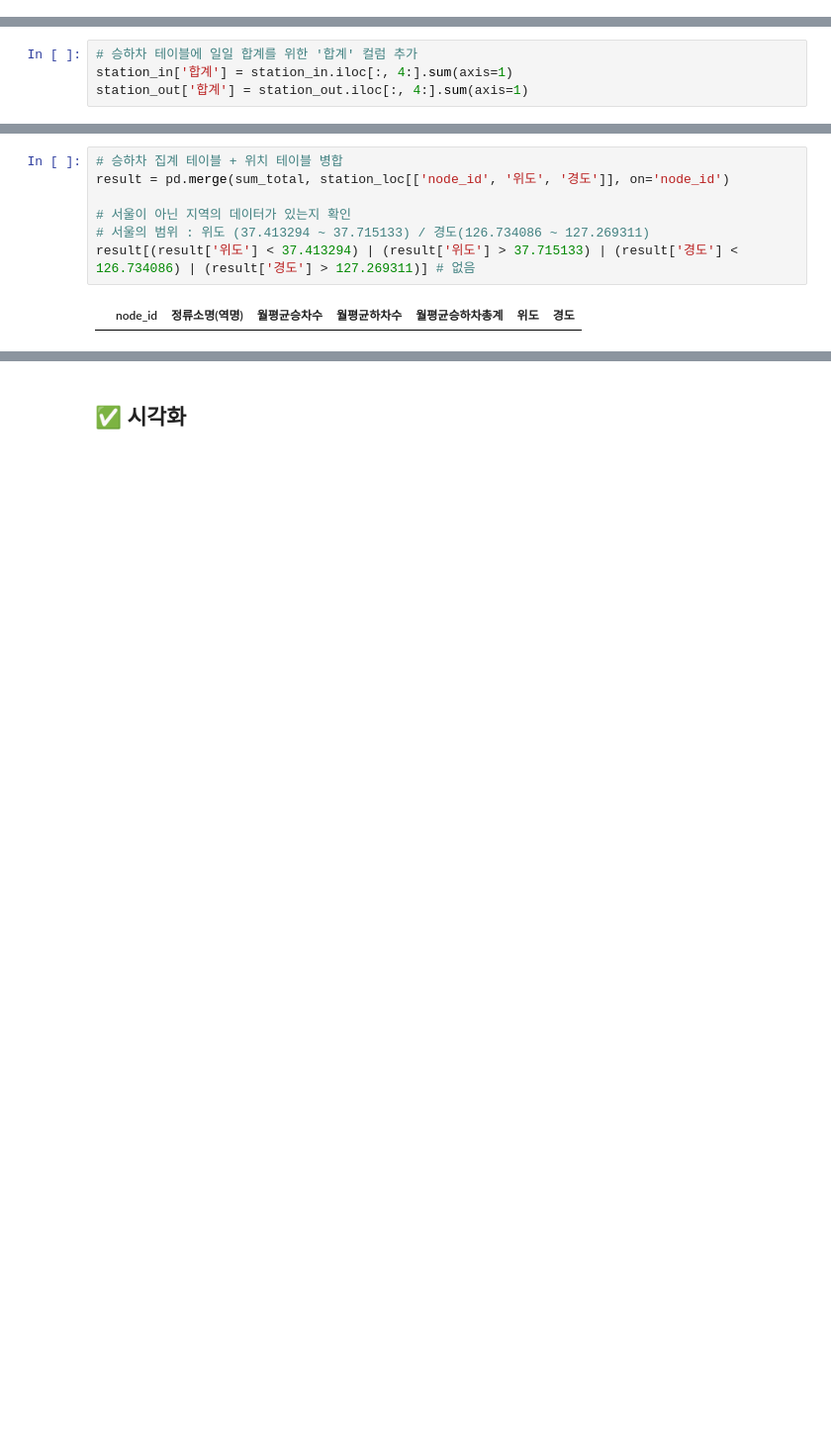
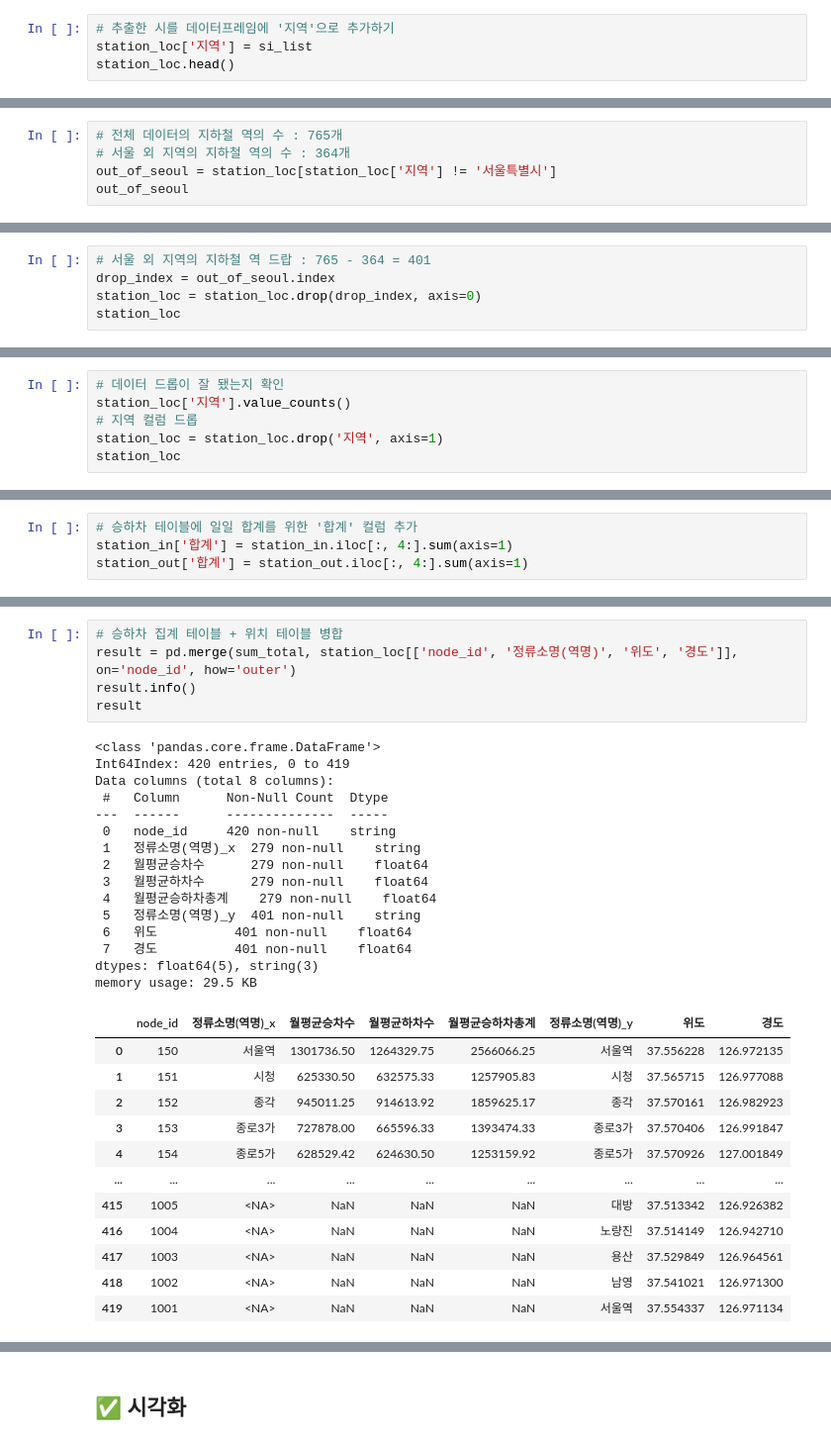
Before and after one commit to sdkim96/Login_project, a Jupyter notebook: Data_analysis_visualization/subway_station__info.ipynb, the cells around one changed output, grey strips where cells are left out. Shown at 99% size. Saved outputs shown, nothing was run; the diff lists cells and outputs as text; blank space fills up the shorter version.

```diff
--- a/Data_analysis_visualization/subway_station__info.ipynb
+++ b/Data_analysis_visualization/subway_station__info.ipynb
@@ -208,0 +227,4 @@ print('위치 정보가 없는 역의 번호: ', set(station['node_id']) - set(s
+# %%
+# 추출한 시를 데이터프레임에 '지역'으로 추가하기
+station_loc['지역'] = si_list
+station_loc.head()
@@ -208,0 +238,5 @@ print('위치 정보가 없는 역의 번호: ', set(station['node_id']) - set(s
+# %%
+# 전체 데이터의 지하철 역의 수 : 765개
+# 서울 외 지역의 지하철 역의 수 : 364개
+out_of_seoul = station_loc[station_loc['지역'] != '서울특별시']
+out_of_seoul
@@ -208,0 +257,5 @@ print('위치 정보가 없는 역의 번호: ', set(station['node_id']) - set(s
+# %%
+# 서울 외 지역의 지하철 역 드랍 : 765 - 364 = 401
+drop_index = out_of_seoul.index
+station_loc = station_loc.drop(drop_index, axis=0)
+station_loc
@@ -208,0 +276,6 @@ print('위치 정보가 없는 역의 번호: ', set(station['node_id']) - set(s
+# %%
+# 데이터 드롭이 잘 됐는지 확인
+station_loc['지역'].value_counts()
+# 지역 컬럼 드롭
+station_loc = station_loc.drop('지역', axis=1)
+station_loc
@@ -265,9 +352,33 @@ sum_total
 # %%
 # 승하차 집계 테이블 + 위치 테이블 병합
-result = pd.merge(sum_total, station_loc[['node_id', '위도', '경도']], on='node_id')
-
-# 서울이 아닌 지역의 데이터가 있는지 확인
-# 서울의 범위 : 위도 (37.413294 ~ 37.715133) / 경도(126.734086 ~ 127.269311)
-result[(result['위도'] < 37.413294) | (result['위도'] > 37.715133) | (result['경도'] < 126.734086) | (result['경도'] > 127.269311)] # 없음
+result = pd.merge(sum_total, station_loc[['node_id', '정류소명(역명)', '위도', '경도']], on='node_id', how='outer')
+result.info()
+result
 # %% [output]
+<class 'pandas.core.frame.DataFrame'>
+Int64Index: 420 entries, 0 to 419
+Data columns (total 8 columns):
+ #   Column      Non-Null Count  Dtype
+---  ------      --------------  -----
+ 0   node_id     420 non-null    string
+ 1   정류소명(역명)_x  279 non-null    string
+ 2   월평균승차수      279 non-null    float64
+ 3   월평균하차수      279 non-null    float64
+ 4   월평균승하차총계    279 non-null    float64
+ 5   정류소명(역명)_y  401 non-null    string
+ 6   위도          401 non-null    float64
+ 7   경도          401 non-null    float64
+dtypes: float64(5), string(3)
+memory usage: 29.5 KB
-|  | node_id | 정류소명(역명) | 월평균승차수 | 월평균하차수 | 월평균승하차총계 | 위도 | 경도 |
+|  | node_id | 정류소명(역명)_x | 월평균승차수 | 월평균하차수 | 월평균승하차총계 | 정류소명(역명)_y | 위도 | 경도 |
+| 0 | 150 | 서울역 | 1301736.50 | 1264329.75 | 2566066.25 | 서울역 | 37.556228 | 126.972135 |
+| 1 | 151 | 시청 | 625330.50 | 632575.33 | 1257905.83 | 시청 | 37.565715 | 126.977088 |
+| 2 | 152 | 종각 | 945011.25 | 914613.92 | 1859625.17 | 종각 | 37.570161 | 126.982923 |
+| 3 | 153 | 종로3가 | 727878.00 | 665596.33 | 1393474.33 | 종로3가 | 37.570406 | 126.991847 |
+| 4 | 154 | 종로5가 | 628529.42 | 624630.50 | 1253159.92 | 종로5가 | 37.570926 | 127.001849 |
+| ... | ... | ... | ... | ... | ... | ... | ... | ... |
+| 415 | 1005 | <NA> | NaN | NaN | NaN | 대방 | 37.513342 | 126.926382 |
+| 416 | 1004 | <NA> | NaN | NaN | NaN | 노량진 | 37.514149 | 126.942710 |
+| 417 | 1003 | <NA> | NaN | NaN | NaN | 용산 | 37.529849 | 126.964561 |
+| 418 | 1002 | <NA> | NaN | NaN | NaN | 남영 | 37.541021 | 126.971300 |
+| 419 | 1001 | <NA> | NaN | NaN | NaN | 서울역 | 37.554337 | 126.971134 |
```
Also changed, not shown: parts of 33 cells of this notebook, 3 other files.
